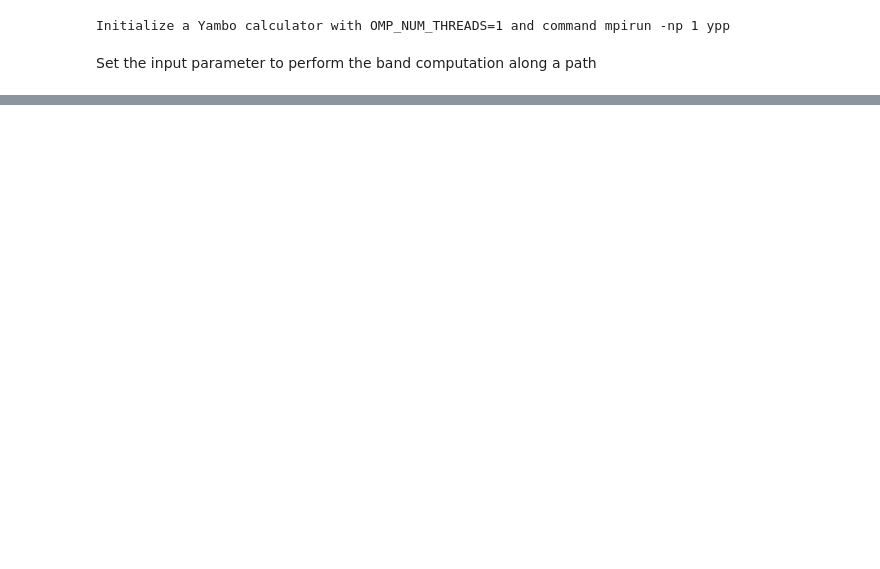
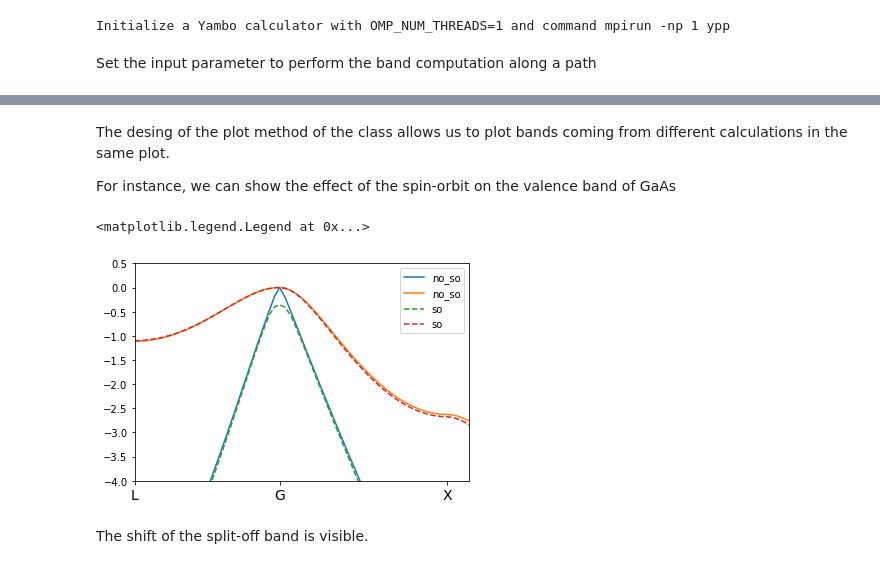
Before and after one commit to marcodalessandro76/MPPI, a Jupyter notebook: sphinx_source/tutorials/Analysis_BandStructure.ipynb, the cells around one changed output, grey strips where cells are left out. Drawn from its saved outputs; the diff is of its cells as text; code cells hidden in the pictures; blank space fills up the shorter version.

```diff
--- a/sphinx_source/tutorials/Analysis_BandStructure.ipynb
+++ b/sphinx_source/tutorials/Analysis_BandStructure.ipynb
@@ -66,7 +67,7 @@ inp.set_prefix(bands_prefix)
 inp.set_kpoints(type='tpiba_b',path=klist)
 #inp
 # %%
-results = code.run(input=inp,run_dir=run_dir,name=bands_prefix,source_dir=os.path.join(run_dir,scf_prefix)+'.save')
+results_gaas = code.run(input=inp,run_dir=run_dir,name=bands_prefix,source_dir=os.path.join(run_dir,scf_prefix)+'.save')
 # %% [output]
 The folder Pw_bands/gaas_bands.save already exsists. Source folder Pw_bands/gaas_scf.save not copied
 Run directory Pw_bands
@@ -77,0 +77,2 @@ bands = U.PwBands(results,high_sym)
+# %%
+bands_gaas = U.BandStructure.from_Pw(results_gaas,high_sym,set_gap=1.42)
@@ -479,0 +378,15 @@ plt.ylim(-8,4)
+# %% [markdown]
+The desing of the plot method of the class allows us to plot bands coming from different calculations in the same plot.
+
+For instance, we can show the effect of the spin-orbit on the valence band of GaAs
+# %%
+bands_gaas.plot(plt,selection= [1,3],label='no_so',show_vertical_lines=False)
+bands_gaas_so.plot(plt,selection = [2,6],ls='--',label='so',show_vertical_lines=False)
+plt.ylim(-4,0.5)
+plt.xlim(0,2)
+plt.legend()
+# %% [output]
+<matplotlib.legend.Legend at 0x...>
+[figure, added]
+# %% [markdown]
+The shift of the split-off band is visible.
```
Also changed, not shown: parts of 52 cells of this notebook, 13 other files.
